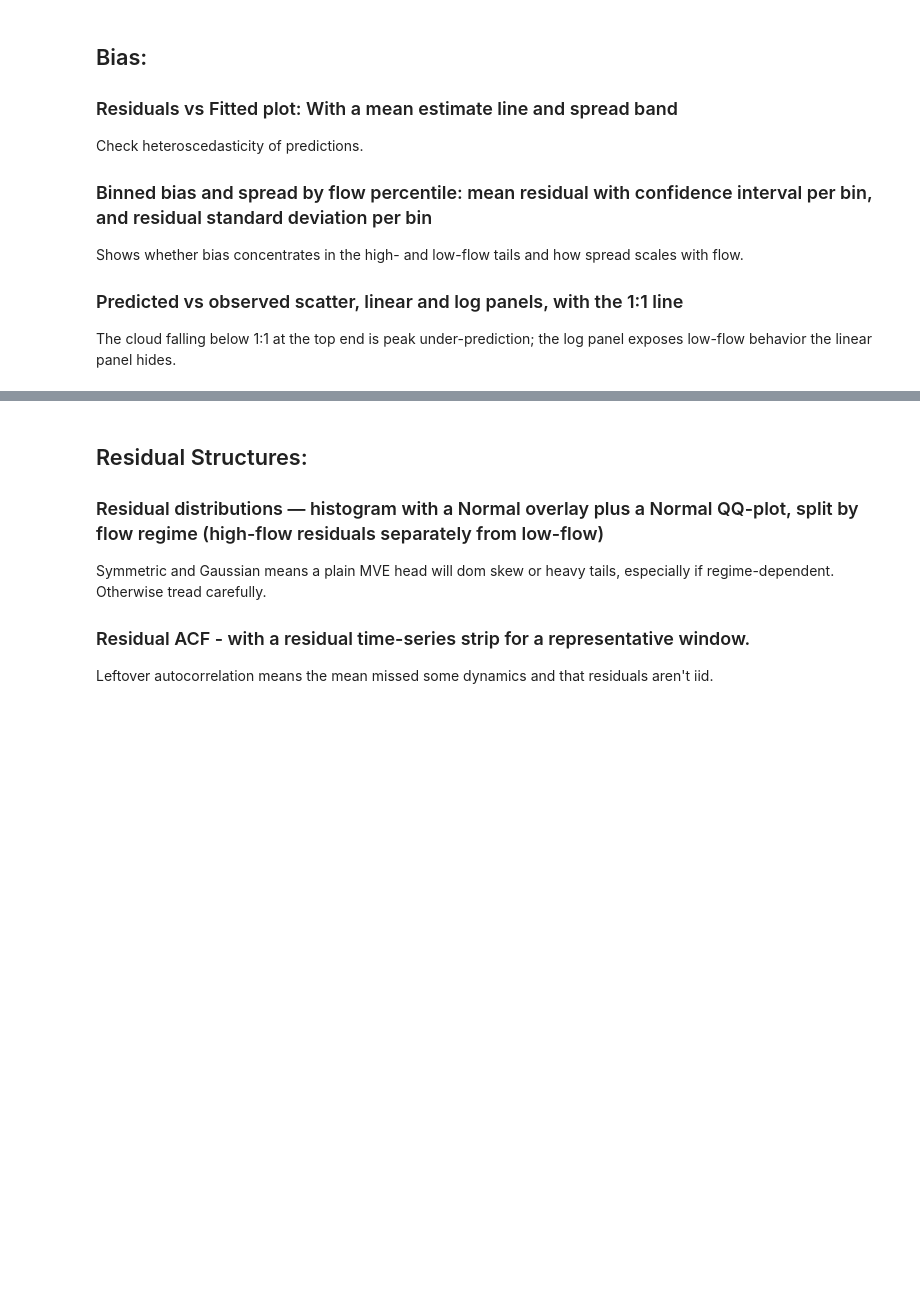
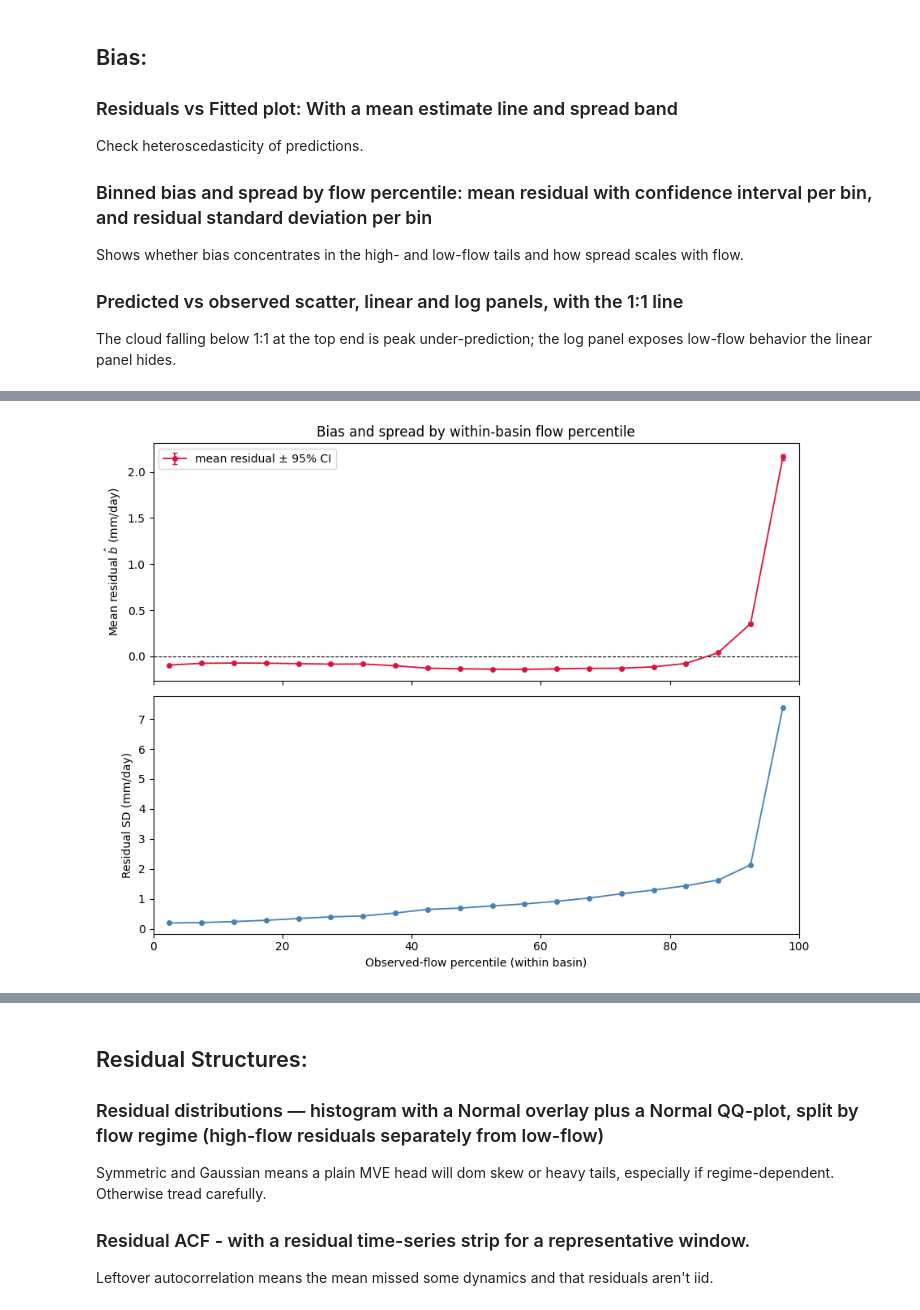
Before and after one commit to TWilson05/EA-LSTM-Streamflow, a Jupyter notebook: notebooks/EXP5_MVE_Analysis.ipynb, the cells around one changed output, grey strips where cells are left out. Saved outputs shown, nothing was run; the diff lists cells and outputs as text; code cells hidden in the pictures; blank space fills up the shorter version.

```diff
--- a/notebooks/EXP5_MVE_Analysis.ipynb
+++ b/notebooks/EXP5_MVE_Analysis.ipynb
@@ -110,0 +189,37 @@ The cloud falling below 1:1 at the top end is peak under-prediction; the log pan
+# %%
+# Cell 7: Binned bias and spread by flow percentile
+# Bin by WITHIN-BASIN observed-flow percentile (rank pct per station), so a bin is a
+# flow *regime* ("each basin's top 5%"), not a basin-size artifact (cf. Cell 6 caveat).
+pct = obs_mm.rank(pct=True)                       # per-station percentile across time
+pct_flat = pct.values.ravel()
+m2 = mask & np.isfinite(pct_flat)
+
+NB = 20
+bidx = np.clip((pct_flat[m2] * NB).astype(int), 0, NB - 1)
+r = res_flat[m2]
+centers = (np.arange(NB) + 0.5) / NB * 100        # bin center as percentile
+mean_r = np.array([r[bidx == b].mean() for b in range(NB)])
+std_r  = np.array([r[bidx == b].std()  for b in range(NB)])
+n_b    = np.array([(bidx == b).sum()   for b in range(NB)])
+ci = 1.96 * std_r / np.sqrt(n_b)                  # 95% CI on the bin mean
+
+# CAVEAT: this CI assumes iid residuals. They are autocorrelated (see ACF cell) and
+# spatially correlated across basins, so effective n << n_b and the CI is anti-
+# conservative (here also visually tiny given n_b ~ 1e5). Read it as indicative, not
+# calibrated; the std_r panel below is the substantive "how spread scales with flow".
+
+fig, (ax1, ax2) = plt.subplots(2, 1, figsize=(9, 7), sharex=True)
+ax1.axhline(0, ls='--', c='k', lw=0.8)
+ax1.errorbar(centers, mean_r, yerr=ci, fmt='o-', color='crimson', ms=4,
+             capsize=2, lw=1.3, label='mean residual ± 95% CI')
+ax1.set(ylabel='Mean residual $\\hat b$ (mm/day)',
+        title='Bias and spread by within-basin flow percentile')
+ax1.legend(loc='best')
+
+ax2.plot(centers, std_r, 'o-', color='steelblue', ms=4, lw=1.3)
+ax2.set(xlabel='Observed-flow percentile (within basin)',
+        ylabel='Residual SD (mm/day)', xlim=(0, 100))
+plt.tight_layout()
+plt.show()
+# %% [output]
+[figure, added]
```
Also changed, not shown: parts of 5 cells of this notebook.
